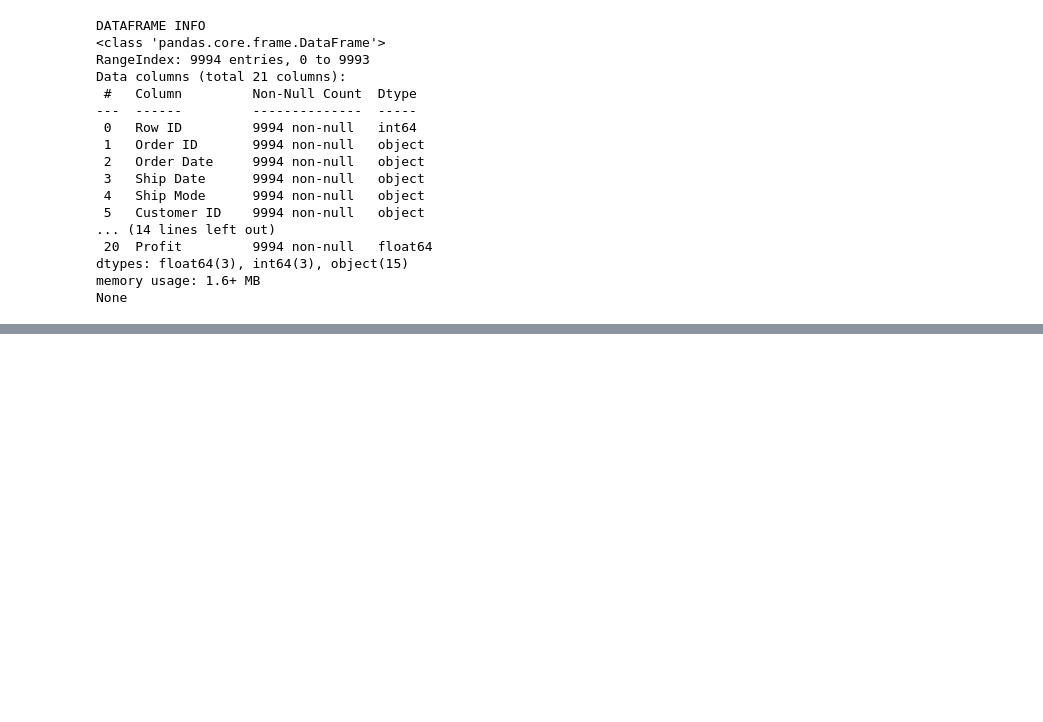
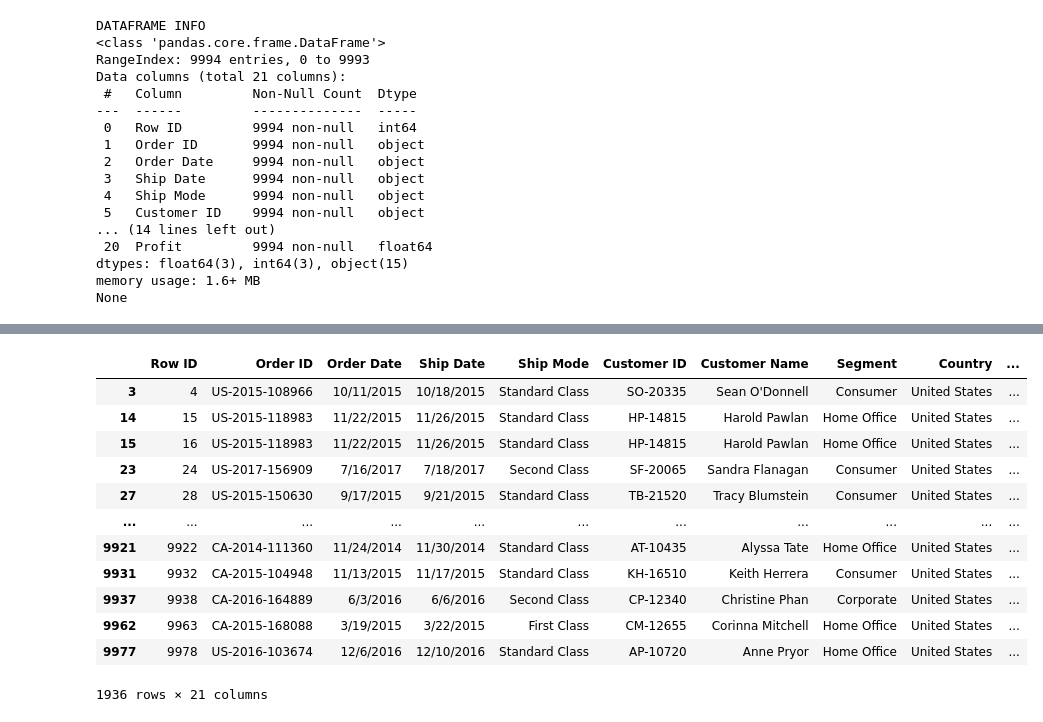
Before and after one commit to maazulhaq00/Python-Pandas-S2, a Jupyter notebook: learning-pandas-3.ipynb, the cells around one changed output, grey strips where cells are left out. Cells and saved outputs as stored; diff of their text form; code cells hidden in the pictures; blank space fills up the shorter version.

```diff
--- a/learning-pandas-3.ipynb
+++ b/learning-pandas-3.ipynb
@@ -46,0 +147,16 @@ None
+# %%
+df[df["Profit"]<=0]
+# %% [output]
+|  | Row ID | Order ID | Order Date | Ship Date | Ship Mode | Customer ID | Customer Name | Segment | Country | ... |
+| 3 | 4 | US-2015-108966 | 10/11/2015 | 10/18/2015 | Standard Class | SO-20335 | Sean O'Donnell | Consumer | United States | ... |
+| 14 | 15 | US-2015-118983 | 11/22/2015 | 11/26/2015 | Standard Class | HP-14815 | Harold Pawlan | Home Office | United States | ... |
+| 15 | 16 | US-2015-118983 | 11/22/2015 | 11/26/2015 | Standard Class | HP-14815 | Harold Pawlan | Home Office | United States | ... |
+| 23 | 24 | US-2017-156909 | 7/16/2017 | 7/18/2017 | Second Class | SF-20065 | Sandra Flanagan | Consumer | United States | ... |
+| 27 | 28 | US-2015-150630 | 9/17/2015 | 9/21/2015 | Standard Class | TB-21520 | Tracy Blumstein | Consumer | United States | ... |
+| ... | ... | ... | ... | ... | ... | ... | ... | ... | ... | ... |
+| 9921 | 9922 | CA-2014-111360 | 11/24/2014 | 11/30/2014 | Standard Class | AT-10435 | Alyssa Tate | Home Office | United States | ... |
+| 9931 | 9932 | CA-2015-104948 | 11/13/2015 | 11/17/2015 | Standard Class | KH-16510 | Keith Herrera | Consumer | United States | ... |
+| 9937 | 9938 | CA-2016-164889 | 6/3/2016 | 6/6/2016 | Second Class | CP-12340 | Christine Phan | Corporate | United States | ... |
+| 9962 | 9963 | CA-2015-168088 | 3/19/2015 | 3/22/2015 | First Class | CM-12655 | Corinna Mitchell | Home Office | United States | ... |
+| 9977 | 9978 | US-2016-103674 | 12/6/2016 | 12/10/2016 | Standard Class | AP-10720 | Anne Pryor | Home Office | United States | ... |
+1936 rows × 21 columns
```
Also changed, not shown: parts of 8 cells of this notebook, 1 other file.
